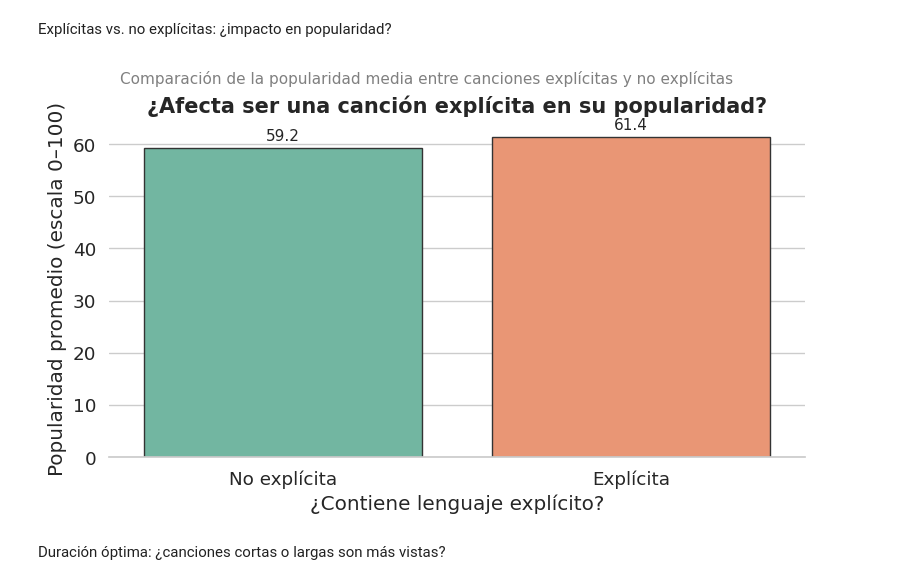
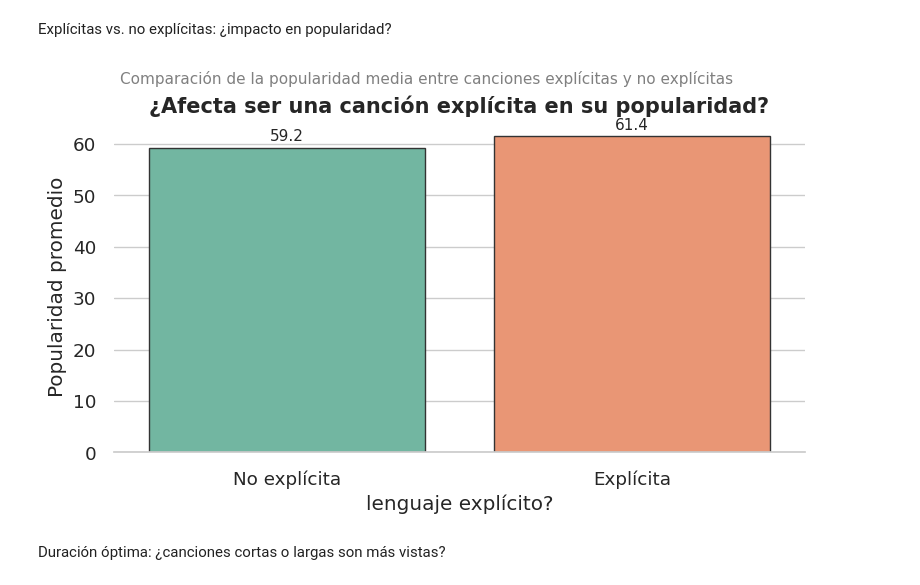
Before and after one commit to jpsicilia/spotify_analysis, a Jupyter notebook: spotify_analisis.ipynb, the cells around one changed output. Drawn from its saved outputs; the diff is of its cells as text; code cells hidden in the pictures.

```diff
--- a/spotify_analisis.ipynb
+++ b/spotify_analisis.ipynb
@@ -249,36 +249,36 @@ Explícitas vs. no explícitas: ¿impacto en popularidad?
 # %%
 sns.set(style="whitegrid", font_scale=1.2)
 plt.figure(figsize=(8, 5))
 
-# Solución moderna: x también como hue
+
 ax = sns.barplot(
     data=groupby_explicit,
     x="explicit",
     y="avg_popularity",
-    hue="explicit",            # <- aquí está la clave
+    hue="explicit",
     palette="Set2",
-    legend=False,              # <- para evitar que se repita la leyenda
+    legend=False,
     edgecolor=".2"
 )
 
 # Etiquetas con los valores de las barras
 for container in ax.containers:
     ax.bar_label(container, fmt="%.1f", label_type="edge", padding=3, fontsize=11)
 
 # Títulos
 plt.title("¿Afecta ser una canción explícita en su popularidad?", fontsize=15, weight='bold')
 plt.suptitle("Comparación de la popularidad media entre canciones explícitas y no explícitas", fontsize=11, y=0.93, color='gray')
 
 # Ejes
-plt.xlabel("¿Contiene lenguaje explícito?")
-plt.ylabel("Popularidad promedio (escala 0–100)")
+plt.xlabel("lenguaje explícito?")
+plt.ylabel("Popularidad promedio")
 plt.xticks([0, 1], ["No explícita", "Explícita"])
 
 sns.despine(left=True)
 plt.tight_layout()
 plt.show()
 # %% [output]
-[figure, old version]
+[figure, new version]
 # %% [markdown]
 Duración óptima: ¿canciones cortas o largas son más vistas?
 # %%
```
Also changed, not shown: parts of 5 cells of this notebook.
